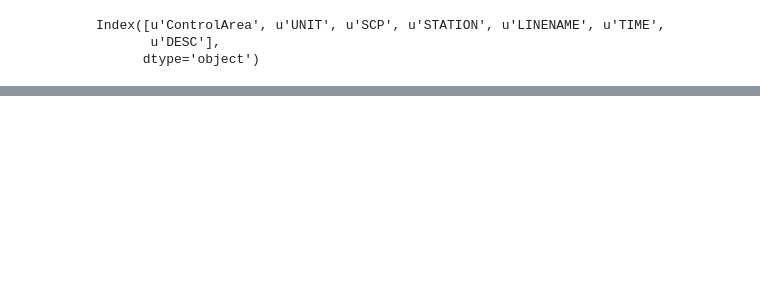
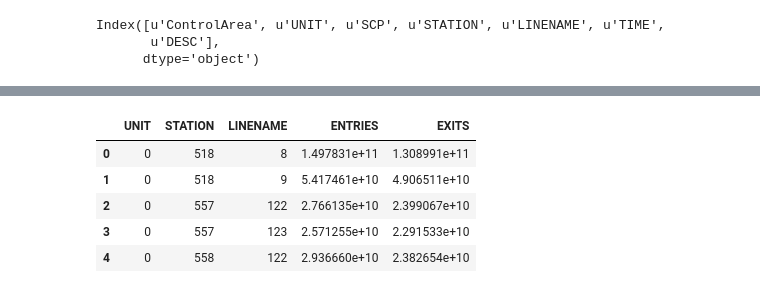
Before and after one commit to Gabya06/MTA, a Jupyter notebook: src/MTA_DataChallenge.ipynb, the cells around one changed output, grey strips where cells are left out. Saved outputs shown, nothing was run; the diff lists cells and outputs as text; code cells hidden in the pictures; blank space fills up the shorter version.

```diff
--- a/src/MTA_DataChallenge.ipynb
+++ b/src/MTA_DataChallenge.ipynb
@@ -709,5 +733,14 @@ encoded:  STATION
 # %%
 larger_data = data.groupby(['UNIT','STATION','LINENAME'])[['ENTRIES','EXITS']].sum().reset_index()
+# %%
+larger_data.head()
+# %% [output]
+|  | UNIT | STATION | LINENAME | ENTRIES | EXITS |
+| 0 | 0 | 518 | 8 | 1.497831e+11 | 1.308991e+11 |
+| 1 | 0 | 518 | 9 | 5.417461e+10 | 4.906511e+10 |
+| 2 | 0 | 557 | 122 | 2.766135e+10 | 2.399067e+10 |
+| 3 | 0 | 557 | 123 | 2.571255e+10 | 2.291533e+10 |
+| 4 | 0 | 558 | 122 | 2.936660e+10 | 2.382654e+10 |
 # %%
 # assign predictors and response
 X = larger_data.drop(['EXITS'],axis=1)
```
Also changed, not shown: parts of 7 cells of this notebook.
